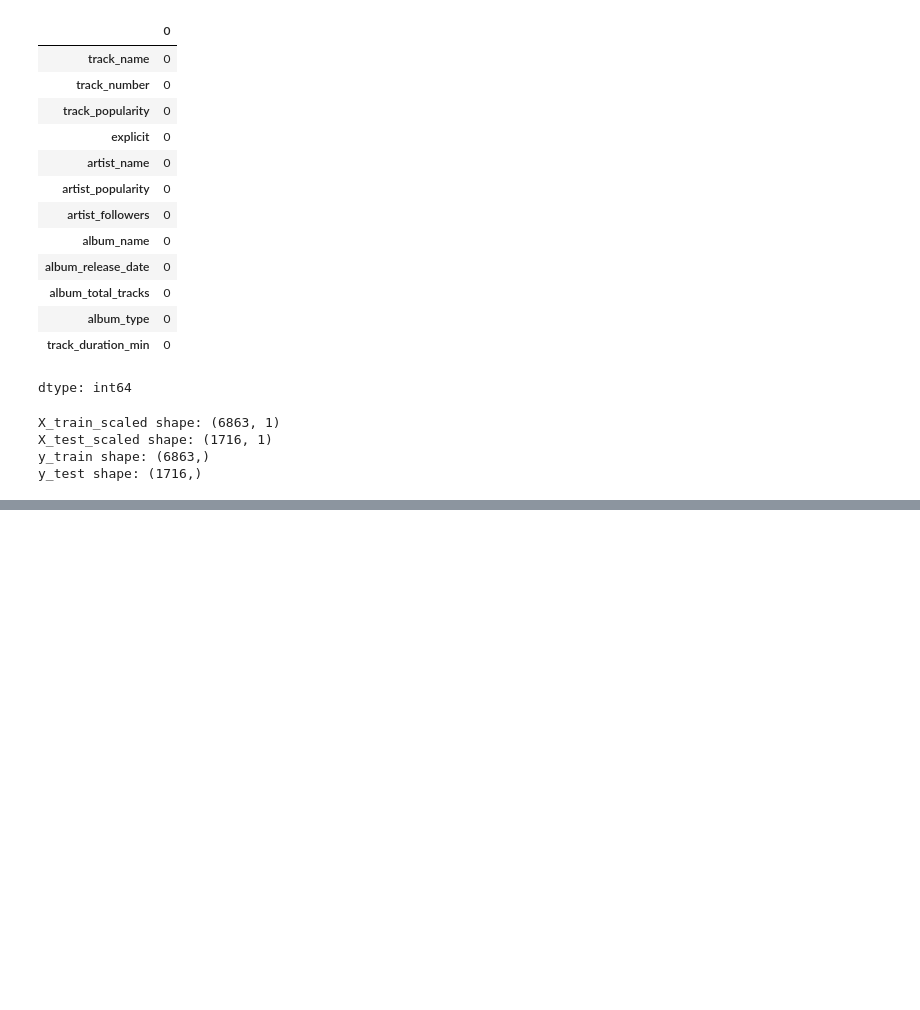
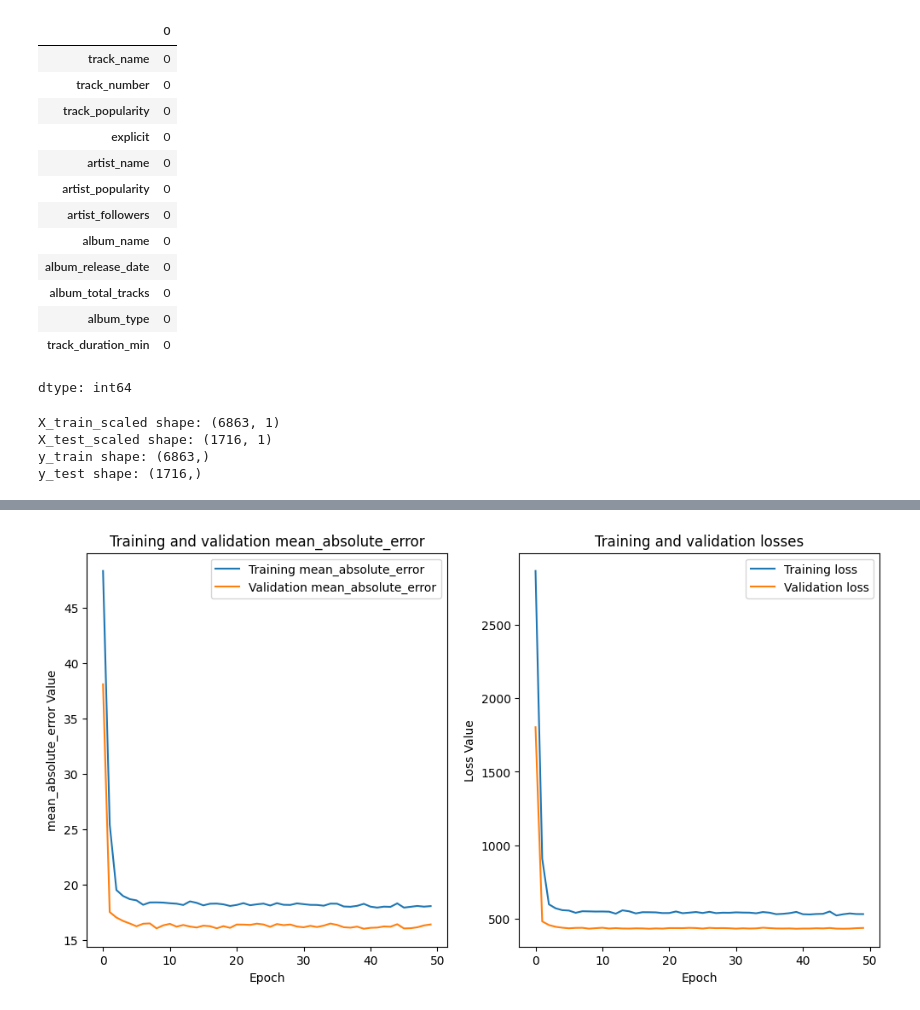
Before and after one commit to wiktoriaszmidt/lecture1, a Jupyter notebook: Untitled7.ipynb, the cells around one changed output, grey strips where cells are left out. Cells and saved outputs as stored; diff of their text form; code cells hidden in the pictures; blank space fills up the shorter version.

```diff
--- a/Untitled7.ipynb
+++ b/Untitled7.ipynb
@@ -143,0 +174,25 @@ y_test shape: (1716,)
+# %%
+# Model sieci neuronowej dla regresji
+# X_train_scaled ma shape (liczba próbek, 1)
+
+model = tf.keras.models.Sequential()
+model.add(tf.keras.layers.Input(shape=(X_train_scaled.shape[1],))) # Użycie kształtu cech ze skalowanych danych
+
+# Pierwsza warstwa ukryta
+model.add(tf.keras.layers.Dense(32, activation='relu'))
+model.add(tf.keras.layers.Dropout(0.2))
+
+# Druga warstwa ukryta
+model.add(tf.keras.layers.Dense(16, activation='relu'))
+model.add(tf.keras.layers.Dropout(0.2))
+
+# Warstwa wyjściowa - 1 neuron, aktywacja liniowa (lub brak) dla regresji
+model.add(tf.keras.layers.Dense(1))
+
+model.summary()
+
+# Kompilacja modelu - Użycie funkcji straty dla regresji (mse)
+# Opcjonalnie dodajemy metrykę MAE dla lepszej interpretacji błędu
+model.compile(optimizer='adam',
+              loss='mean_squared_error',
+              metrics=['mean_absolute_error'])
@@ -143,0 +217,8 @@ y_test shape: (1716,)
+# %%
+# Trenowanie modelu
+epochs = 50
+history = model.fit(X_train_scaled,
+                    y_train,
+                    epochs=epochs,
+                    validation_data=(X_test_scaled, y_test),
+                    batch_size=32)
@@ -143,0 +243,5 @@ y_test shape: (1716,)
+# %%
+# Wyświetlenie historii trenowania
+Show_history(history, epochs, metric_name='mean_absolute_error')
+# %% [output]
+[figure, added]
```
Also changed, not shown: parts of 4 cells of this notebook.
